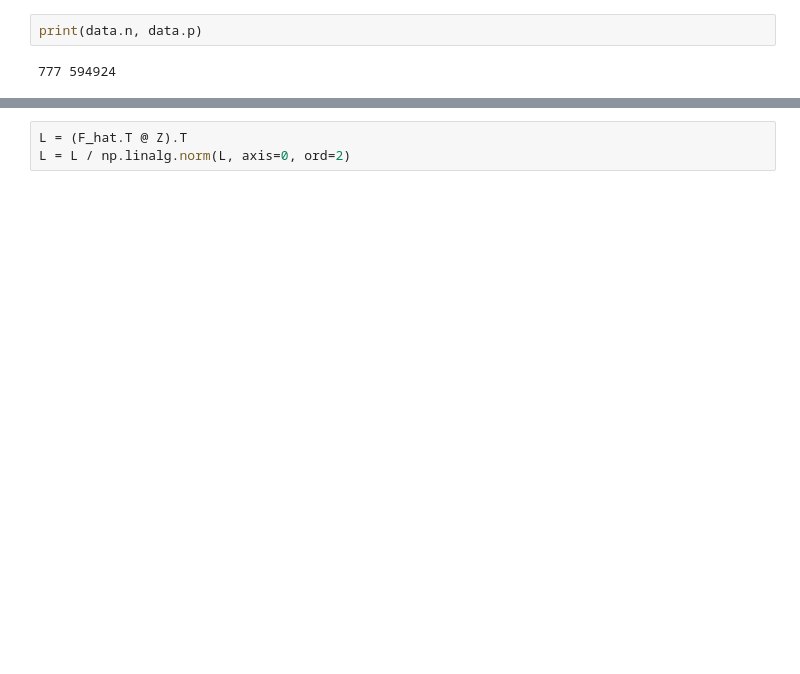
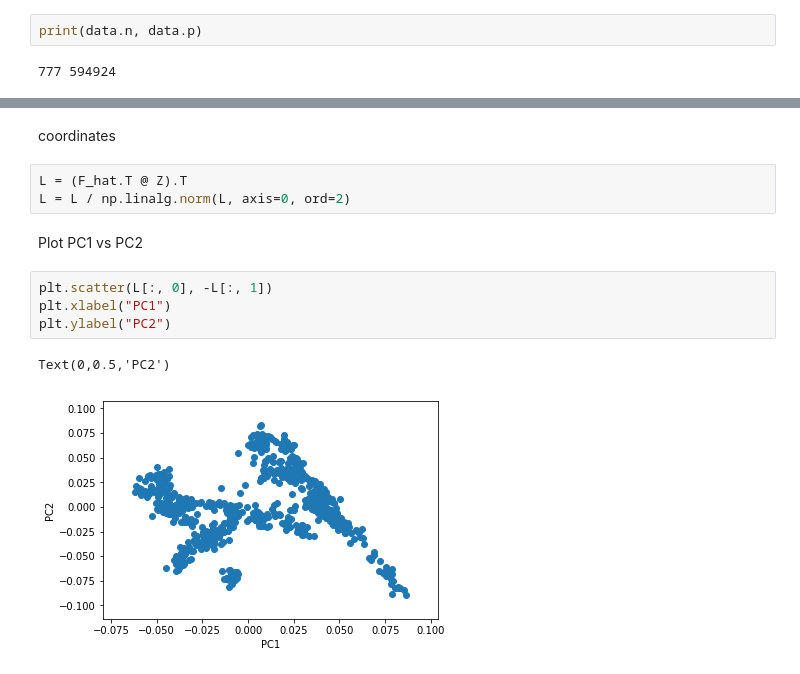
Before and after one commit to ChiChunLiu/pcshrink, a Jupyter notebook: notebooks/naive-holdout-method.ipynb, the cells around one changed output, grey strips where cells are left out. Drawn from its saved outputs; the diff is of its cells as text; blank space fills up the shorter version.

```diff
--- a/notebooks/naive-holdout-method.ipynb
+++ b/notebooks/naive-holdout-method.ipynb
@@ -49,3 +88,14 @@ F_hat.shape
+# %% [markdown]
+coordinates
 # %%
 L = (F_hat.T @ Z).T
 L = L / np.linalg.norm(L, axis=0, ord=2)
+# %% [markdown]
+Plot PC1 vs PC2
+# %%
+plt.scatter(L[:, 0], -L[:, 1])
+plt.xlabel("PC1")
+plt.ylabel("PC2")
+# %% [output]
+Text(0,0.5,'PC2')
+[figure, added]
```
Also changed, not shown: parts of 22 cells of this notebook, 1 other file.
